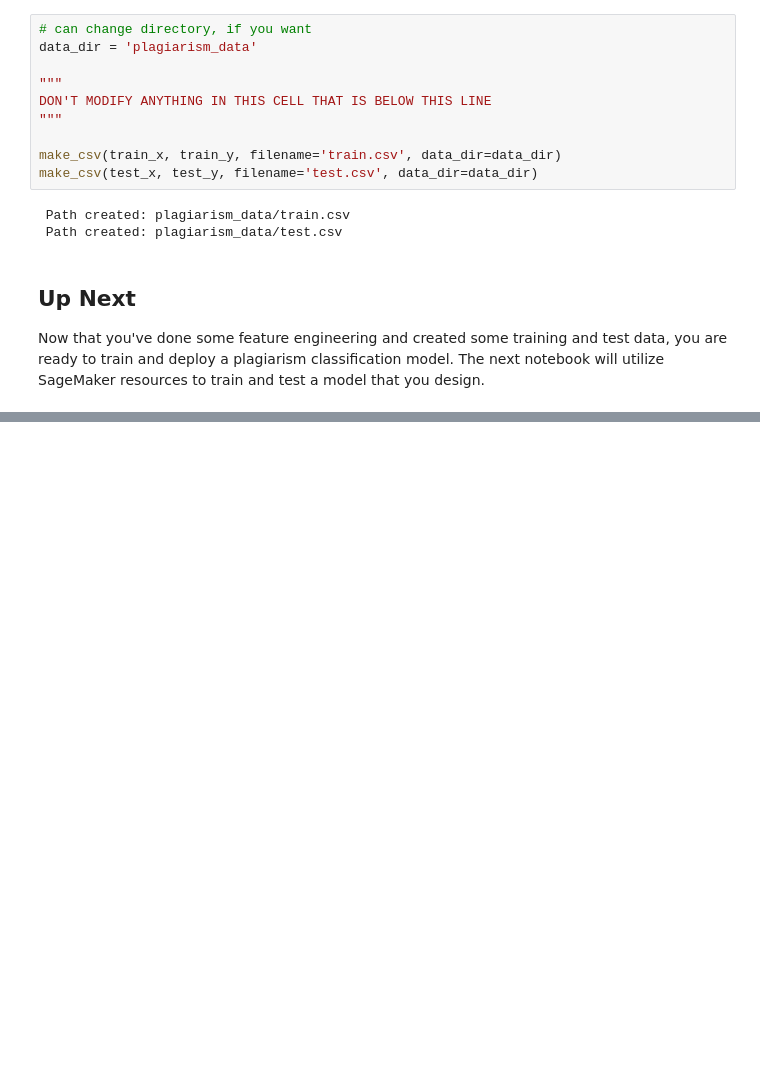
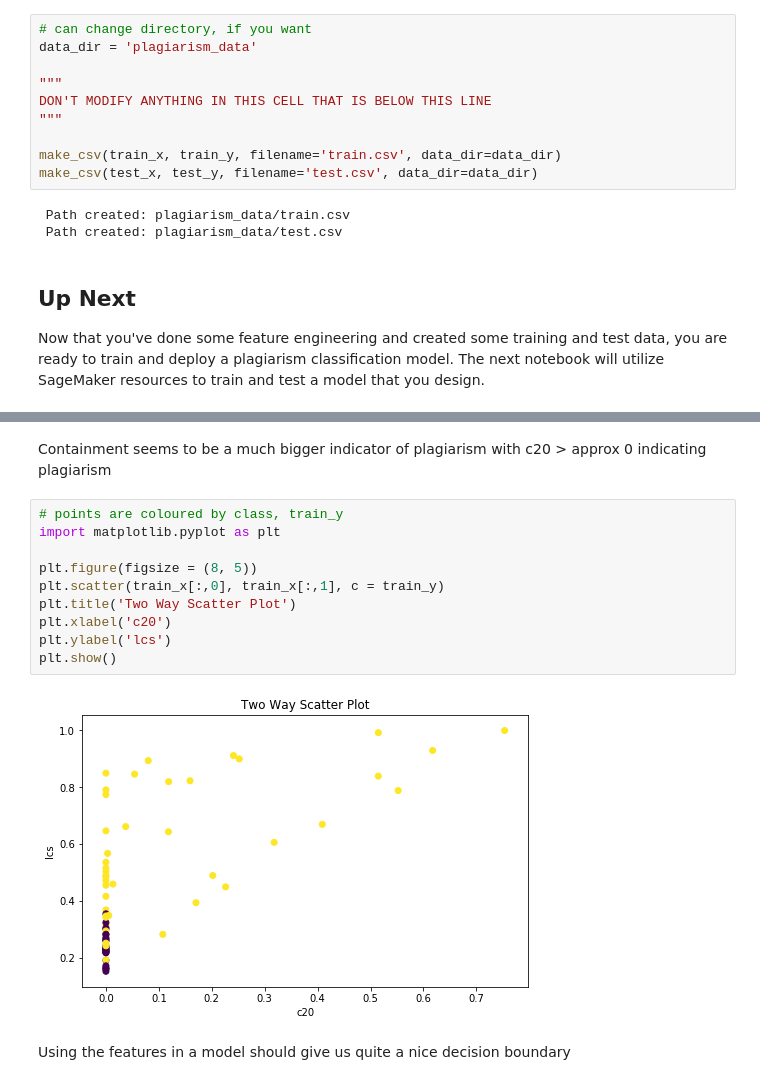
Before and after one commit to tonyjward/plagiarism_detection, a Jupyter notebook: Solutions/2_Plagiarism_Feature_Engineering.ipynb, the cells around one changed output, grey strips where cells are left out. Saved outputs shown, nothing was run; the diff lists cells and outputs as text; blank space fills up the shorter version.

```diff
--- a/Solutions/2_Plagiarism_Feature_Engineering.ipynb
+++ b/Solutions/2_Plagiarism_Feature_Engineering.ipynb
@@ -1081,0 +1105,16 @@ Now that you've done some feature engineering and created some training and test
+# %% [markdown]
+Containment seems to be a much bigger indicator of plagiarism with c20 > approx 0 indicating plagiarism
+# %%
+# points are coloured by class, train_y
+import matplotlib.pyplot as plt
+
+plt.figure(figsize = (8, 5))
+plt.scatter(train_x[:,0], train_x[:,1], c = train_y)
+plt.title('Two Way Scatter Plot')
+plt.xlabel('c20')
+plt.ylabel('lcs')
+plt.show()
+# %% [output]
+[figure, added]
+# %% [markdown]
+Using the features in a model should give us quite a nice decision boundary
```
Also changed, not shown: parts of 4 cells of this notebook.
